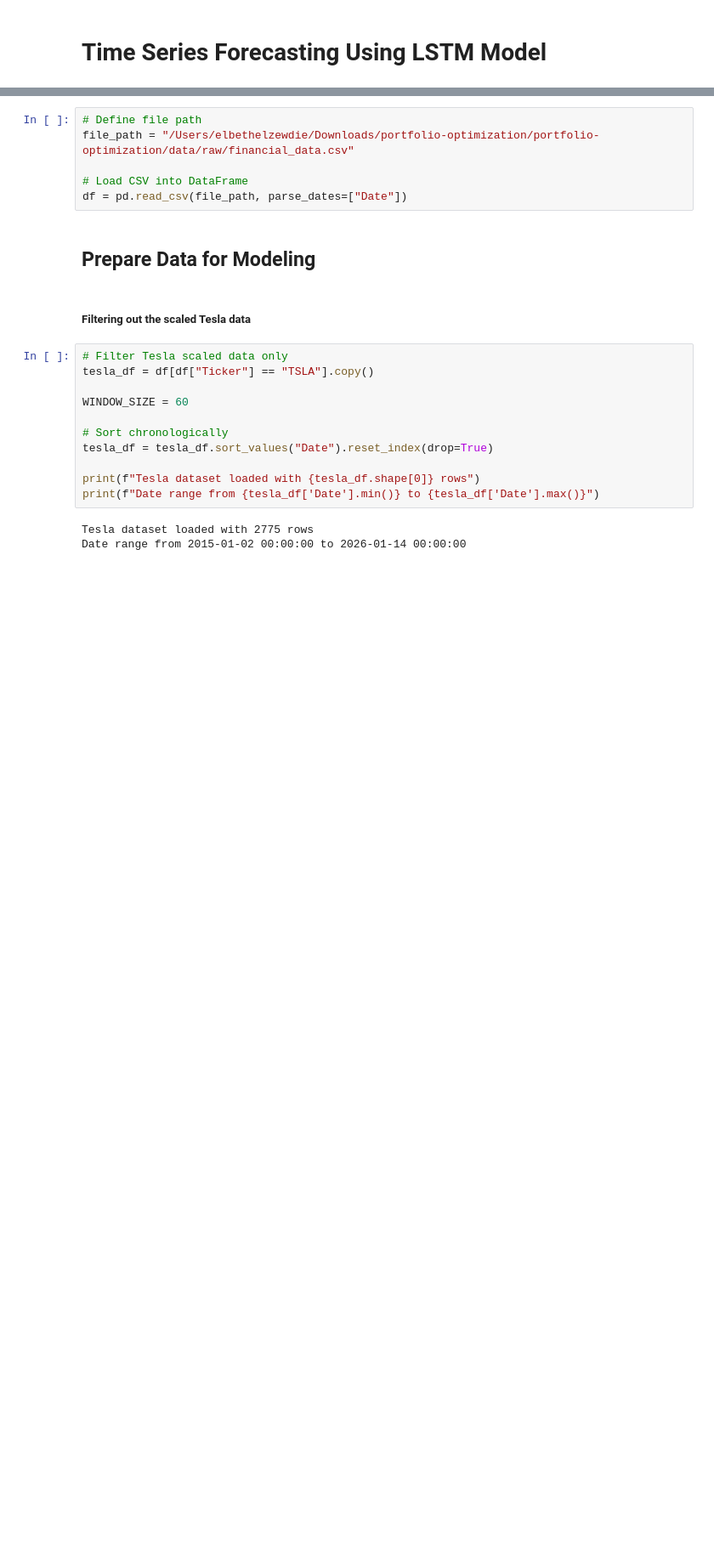
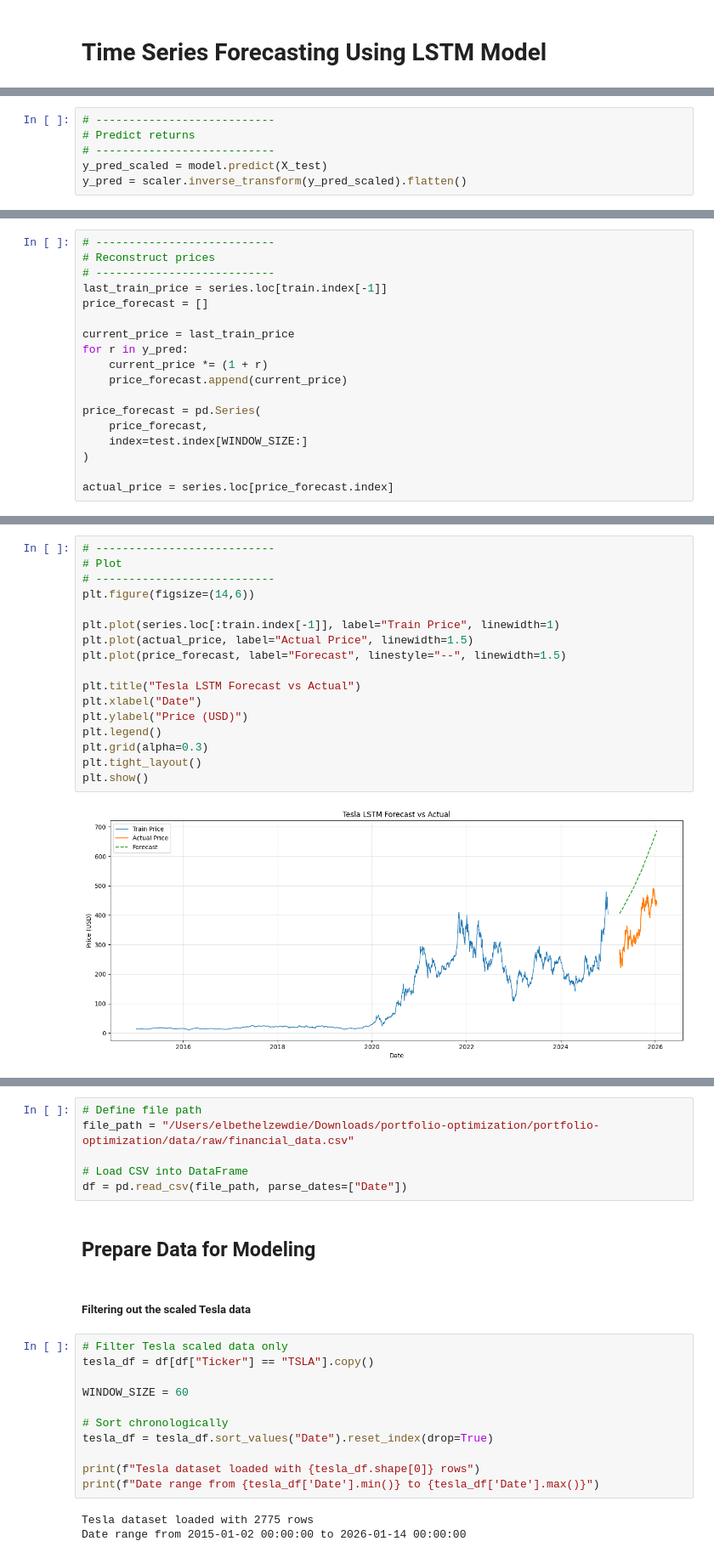
Before and after one commit to Elbethel-dan/portfolio-optimization, a Jupyter notebook: notebooks/time_series_forcasting_using_LSTM_model.ipynb, the cells around one changed output, grey strips where cells are left out. Shown at 85% size. Cells and saved outputs as stored; diff of their text form; blank space fills up the shorter version.

Commit message:
Update the LSTM optimization

```diff
--- a/notebooks/time_series_forcasting_using_LSTM_model.ipynb
+++ b/notebooks/time_series_forcasting_using_LSTM_model.ipynb
@@ -2,0 +148,6 @@
+# %%
+# ---------------------------
+# Predict returns
+# ---------------------------
+y_pred_scaled = model.predict(X_test)
+y_pred = scaler.inverse_transform(y_pred_scaled).flatten()
@@ -2,0 +156,18 @@
+# %%
+# ---------------------------
+# Reconstruct prices
+# ---------------------------
+last_train_price = series.loc[train.index[-1]]
+price_forecast = []
+
+current_price = last_train_price
+for r in y_pred:
+    current_price *= (1 + r)
+    price_forecast.append(current_price)
+
+price_forecast = pd.Series(
+    price_forecast,
+    index=test.index[WINDOW_SIZE:]
+)
+
+actual_price = series.loc[price_forecast.index]
@@ -2,0 +191,19 @@
+# %%
+# ---------------------------
+# Plot
+# ---------------------------
+plt.figure(figsize=(14,6))
+
+plt.plot(series.loc[:train.index[-1]], label="Train Price", linewidth=1)
+plt.plot(actual_price, label="Actual Price", linewidth=1.5)
+plt.plot(price_forecast, label="Forecast", linestyle="--", linewidth=1.5)
+
+plt.title("Tesla LSTM Forecast vs Actual")
+plt.xlabel("Date")
+plt.ylabel("Price (USD)")
+plt.legend()
+plt.grid(alpha=0.3)
+plt.tight_layout()
+plt.show()
+# %% [output]
+[figure, added]
```
Also changed, not shown: parts of 36 cells of this notebook.
